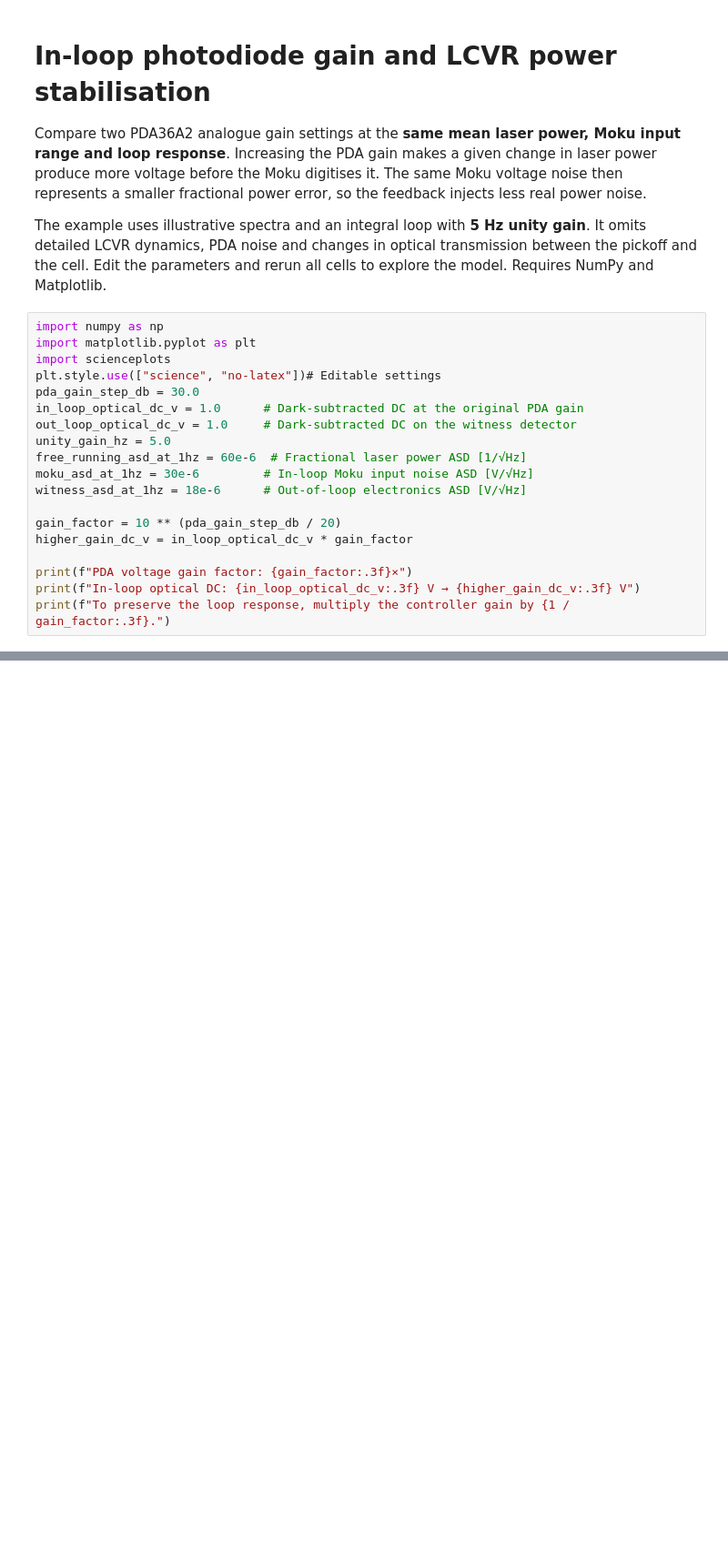
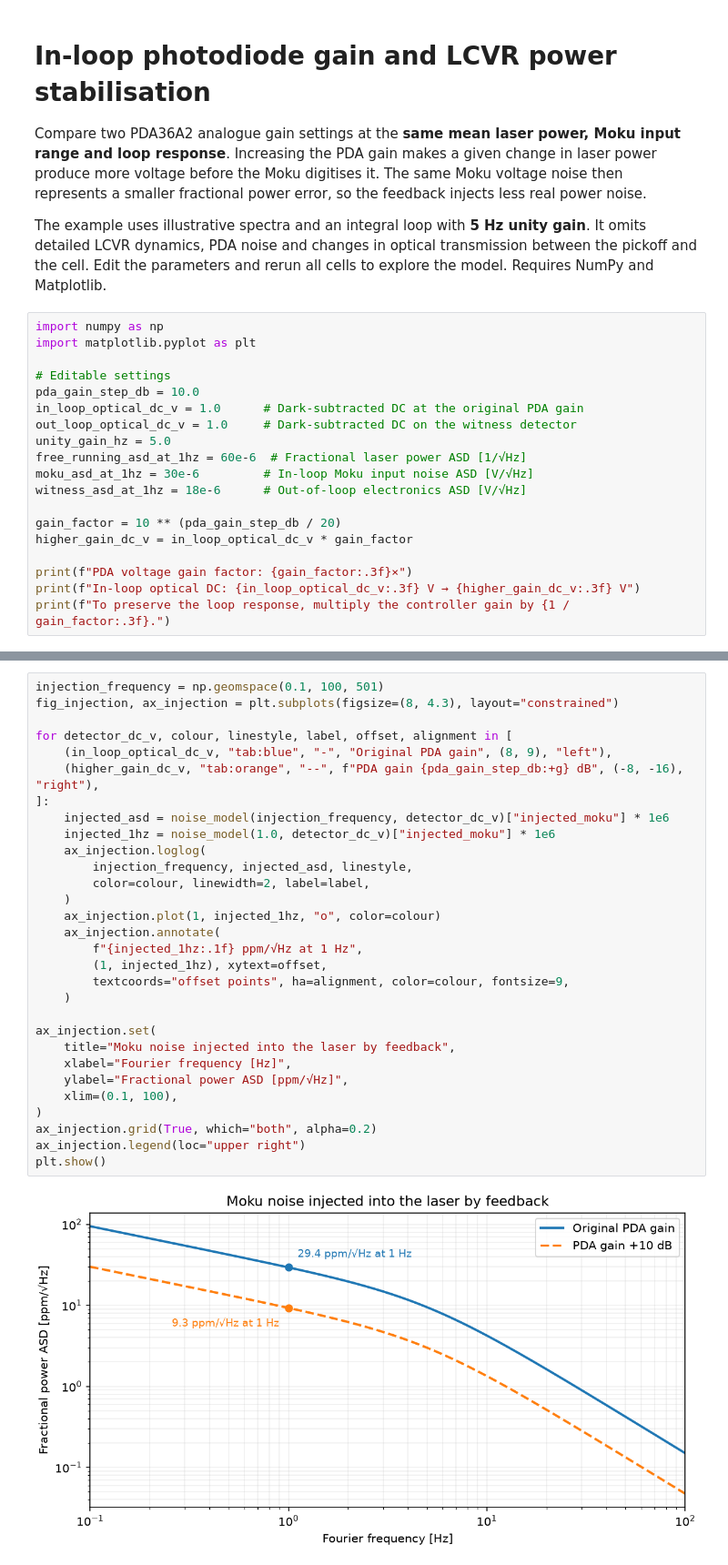
Before and after one commit to DrTheJazz26/Noise_budget, a Jupyter notebook: LCVR_in_loop_photodiode_gain.ipynb, the cells around one changed output, grey strips where cells are left out. Shown at 91% size. Saved outputs shown, nothing was run; the diff lists cells and outputs as text; blank space fills up the shorter version.

```diff
--- a/LCVR_in_loop_photodiode_gain.ipynb
+++ b/LCVR_in_loop_photodiode_gain.ipynb
@@ -7,9 +7,9 @@ The example uses illustrative spectra and an integral loop with **5 Hz unity gai
 # %%
 import numpy as np
 import matplotlib.pyplot as plt
-import scienceplots
-plt.style.use(["science", "no-latex"])# Editable settings
-pda_gain_step_db = 30.0
+
+# Editable settings
+pda_gain_step_db = 10.0
 in_loop_optical_dc_v = 1.0      # Dark-subtracted DC at the original PDA gain
 out_loop_optical_dc_v = 1.0     # Dark-subtracted DC on the witness detector
 unity_gain_hz = 5.0
@@ -86,0 +88,32 @@ Out-of-loop measured noise                     36.4           21.5
+# %%
+injection_frequency = np.geomspace(0.1, 100, 501)
+fig_injection, ax_injection = plt.subplots(figsize=(8, 4.3), layout="constrained")
+
+for detector_dc_v, colour, linestyle, label, offset, alignment in [
+    (in_loop_optical_dc_v, "tab:blue", "-", "Original PDA gain", (8, 9), "left"),
+    (higher_gain_dc_v, "tab:orange", "--", f"PDA gain {pda_gain_step_db:+g} dB", (-8, -16), "right"),
+]:
+    injected_asd = noise_model(injection_frequency, detector_dc_v)["injected_moku"] * 1e6
+    injected_1hz = noise_model(1.0, detector_dc_v)["injected_moku"] * 1e6
+    ax_injection.loglog(
+        injection_frequency, injected_asd, linestyle,
+        color=colour, linewidth=2, label=label,
+    )
+    ax_injection.plot(1, injected_1hz, "o", color=colour)
+    ax_injection.annotate(
+        f"{injected_1hz:.1f} ppm/√Hz at 1 Hz",
+        (1, injected_1hz), xytext=offset,
+        textcoords="offset points", ha=alignment, color=colour, fontsize=9,
+    )
+
+ax_injection.set(
+    title="Moku noise injected into the laser by feedback",
+    xlabel="Fourier frequency [Hz]",
+    ylabel="Fractional power ASD [ppm/√Hz]",
+    xlim=(0.1, 100),
+)
+ax_injection.grid(True, which="both", alpha=0.2)
+ax_injection.legend(loc="upper right")
+plt.show()
+# %% [output]
+[figure, added]
```
Also changed, not shown: parts of 14 cells of this notebook.
